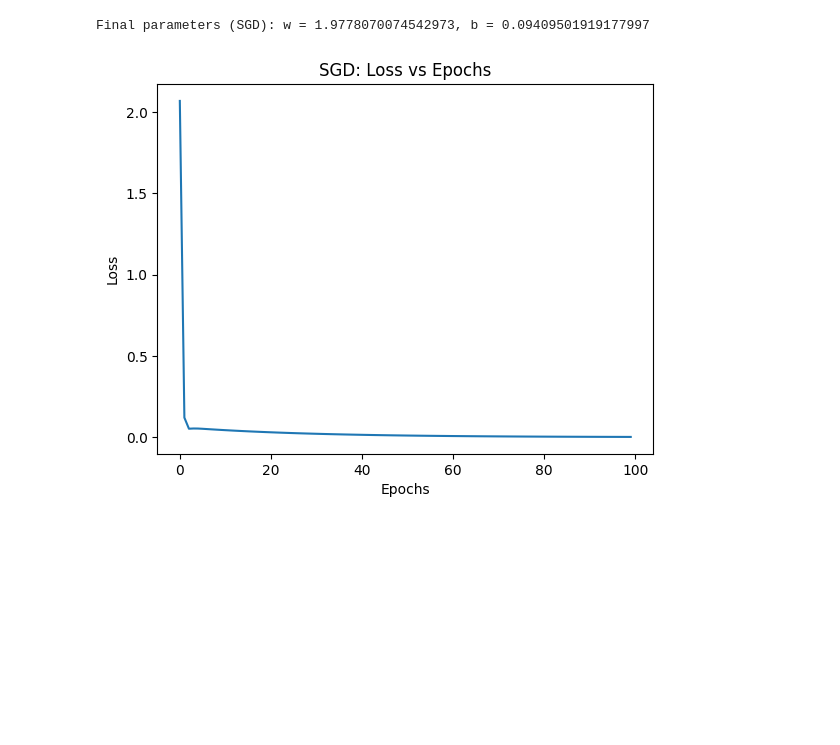
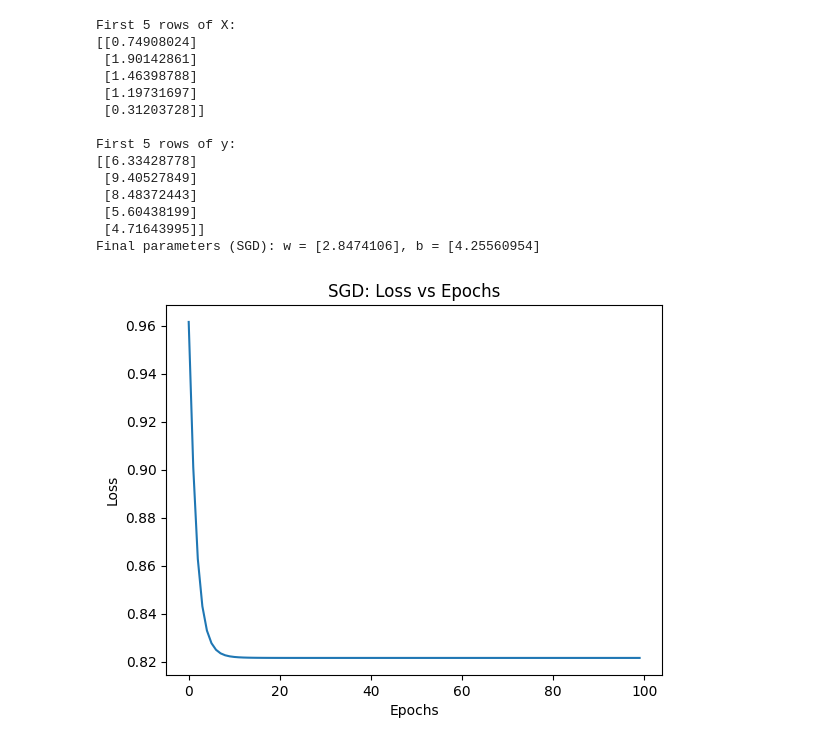
Before and after one commit to kainat5008/Gradient-Descent-for-Linear-Regression, a Jupyter notebook: Assignment2 (1).ipynb, the cells around one changed output. Saved outputs shown, nothing was run; the diff lists cells and outputs as text; code cells hidden in the pictures; blank space fills up the shorter version.

```diff
--- a/Assignment2 (1).ipynb
+++ b/Assignment2 (1).ipynb
@@ -4,10 +4,25 @@
 import numpy as np
 import matplotlib.pyplot as plt
 
-# Define a small dataset
-x = np.array([1, 2, 3, 4, 5])
-y = np.array([2, 4, 6, 8, 10])
 
+# Set random seed for reproducibility
+np.random.seed(42)
+
+# Number of instances
+m = 100
+
+# Generate X as a column vector with random values between 0 and 2
+x = 2 * np.random.rand(m, 1)
+
+# Generate y using the equation y = 4 + 3 * X + noise
+# Noise is drawn from a standard normal distribution (mean=0, std=1)
+y = 4 + 3 * x + np.random.randn(m, 1)
+
+# Print the first 5 rows of X and y
+print("First 5 rows of X:")
+print(x[:5])
+print("\nFirst 5 rows of y:")
+print(y[:5])
 # Initialize parameters
 w, b = 0, 0
 
@@ -16,35 +31,48 @@ learning_rate = 0.01
 epochs = 100
 
 # SGD function
 def sgd(x, y, w, b, learning_rate, epochs):
     history = []  # To store loss values
     for epoch in range(epochs):
         for i in range(len(x)):
             # Compute gradients
             y_pred = w * x[i] + b
             dw = -2 * x[i] * (y[i] - y_pred)
             db = -2 * (y[i] - y_pred)
             # Update parameters
             w = w - learning_rate * dw
             b = b - learning_rate * db
         # Compute loss for the epoch
         loss = np.mean((y - (w * x + b)) ** 2)
         history.append(loss)
     return w, b, history
 
 # Train the model
 w_final, b_final, loss_history = sgd(x, y, w, b, learning_rate, epochs)
 print(f"Final parameters (SGD): w = {w_final}, b = {b_final}")
 
 # Plot loss over epochs
 plt.plot(loss_history)
 plt.title("SGD: Loss vs Epochs")
 plt.xlabel("Epochs")
 plt.ylabel("Loss")
 plt.show()
 # %% [output]
-Final parameters (SGD): w = 1.9778070074542973, b = 0.09409501919177997
+First 5 rows of X:
+[[0.74908024]
+ [1.90142861]
+ [1.46398788]
+ [1.19731697]
+ [0.31203728]]
+
+First 5 rows of y:
+[[6.33428778]
+ [9.40527849]
+ [8.48372443]
+ [5.60438199]
+ [4.71643995]]
+Final parameters (SGD): w = [2.8474106], b = [4.25560954]
-[figure, old version]
+[figure, new version]
 # %%
 # Batch Gradient Descent function
 def batch_gradient_descent(x, y, w, b, learning_rate, epochs):
```
Also changed, not shown: parts of 4 cells of this notebook.
